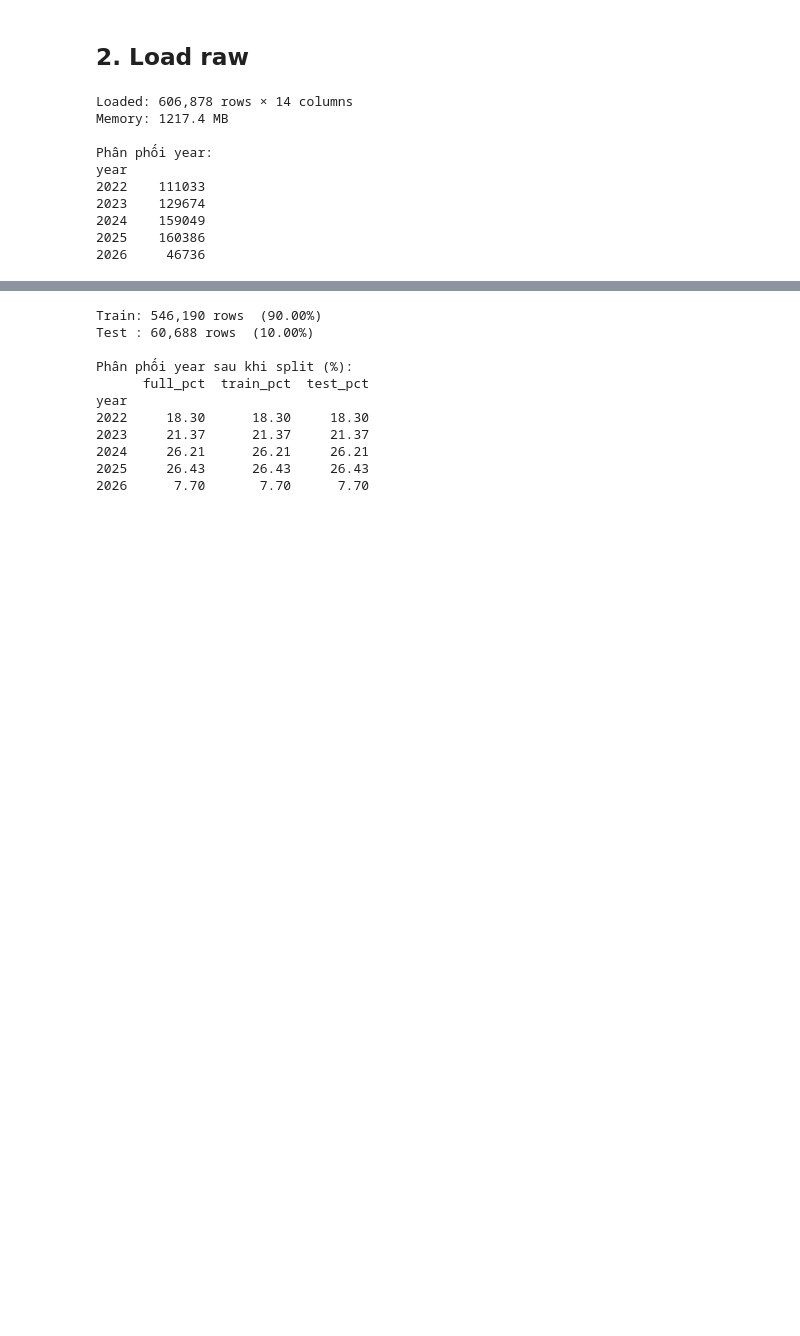
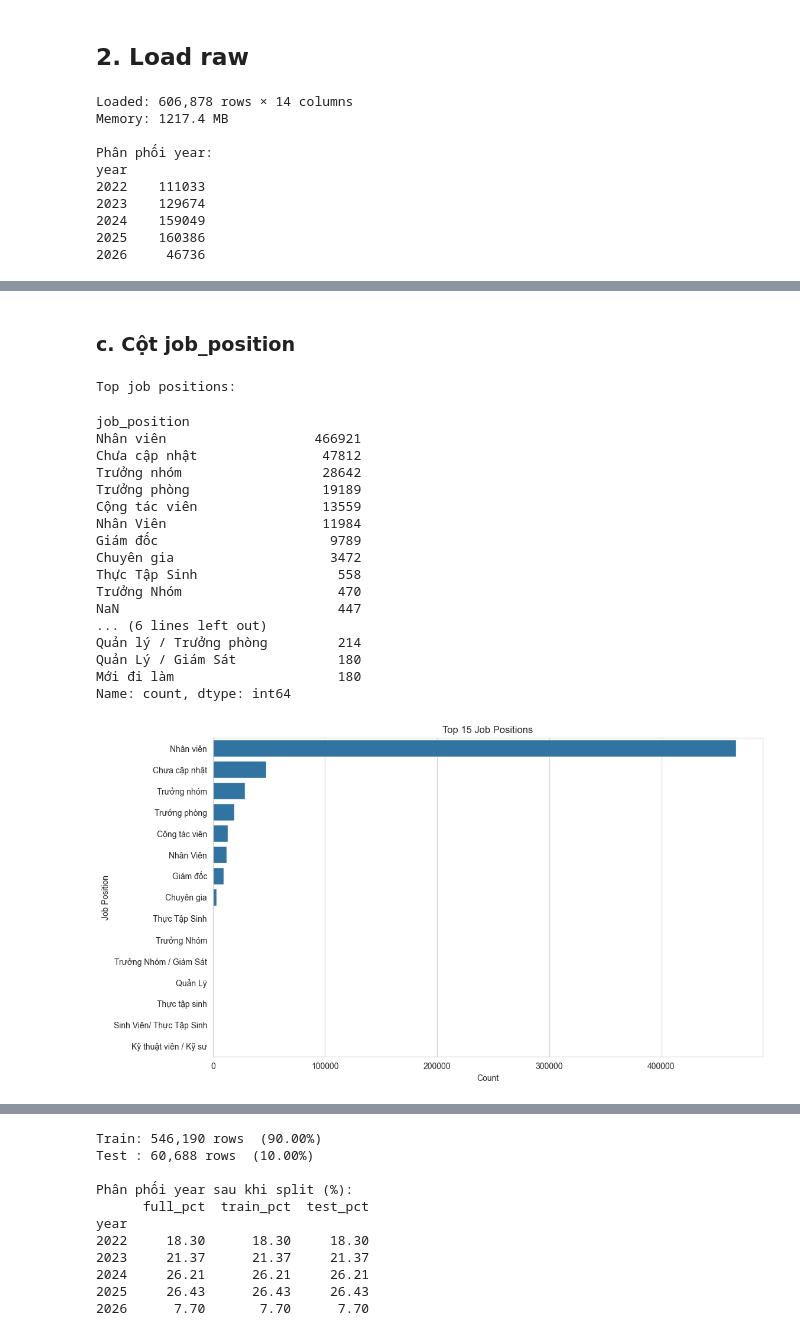
Before and after one commit to VietNamCombatZ/Salary-clustering, a Jupyter notebook: notebook/01_split_and_export.ipynb, the cells around one changed output, grey strips where cells are left out. Cells and saved outputs as stored; diff of their text form; code cells hidden in the pictures; blank space fills up the shorter version.

```diff
--- a/notebook/01_split_and_export.ipynb
+++ b/notebook/01_split_and_export.ipynb
@@ -56,0 +378,46 @@ year
+# %% [markdown]
+### c. Cột job_position
+# %%
+## 5.c Job position
+
+print('Top job positions:')
+display(df['job_position'].value_counts(dropna=False).head(20))
+
+plt.figure(figsize=(12, 7))
+
+top_positions = (
+    df['job_position']
+    .value_counts()
+    .head(TOP_K)
+)
+
+sns.barplot(
+    x=top_positions.values,
+    y=top_positions.index
+)
+
+plt.title(f'Top {TOP_K} Job Positions')
+plt.xlabel('Count')
+plt.ylabel('Job Position')
+
+plt.show()
+# %% [output]
+Top job positions:
+job_position
+Nhân viên                   466921
+Chưa cập nhật                47812
+Trưởng nhóm                  28642
+Trưởng phòng                 19189
+Cộng tác viên                13559
+Nhân Viên                    11984
+Giám đốc                      9789
+Chuyên gia                    3472
+Thực Tập Sinh                  558
+Trưởng Nhóm                    470
+NaN                            447
+... (6 lines left out)
+Quản lý / Trưởng phòng         214
+Quản Lý / Giám Sát             180
+Mới đi làm                     180
+Name: count, dtype: int64
+[figure, added]
```
Also changed, not shown: parts of 23 cells of this notebook.
